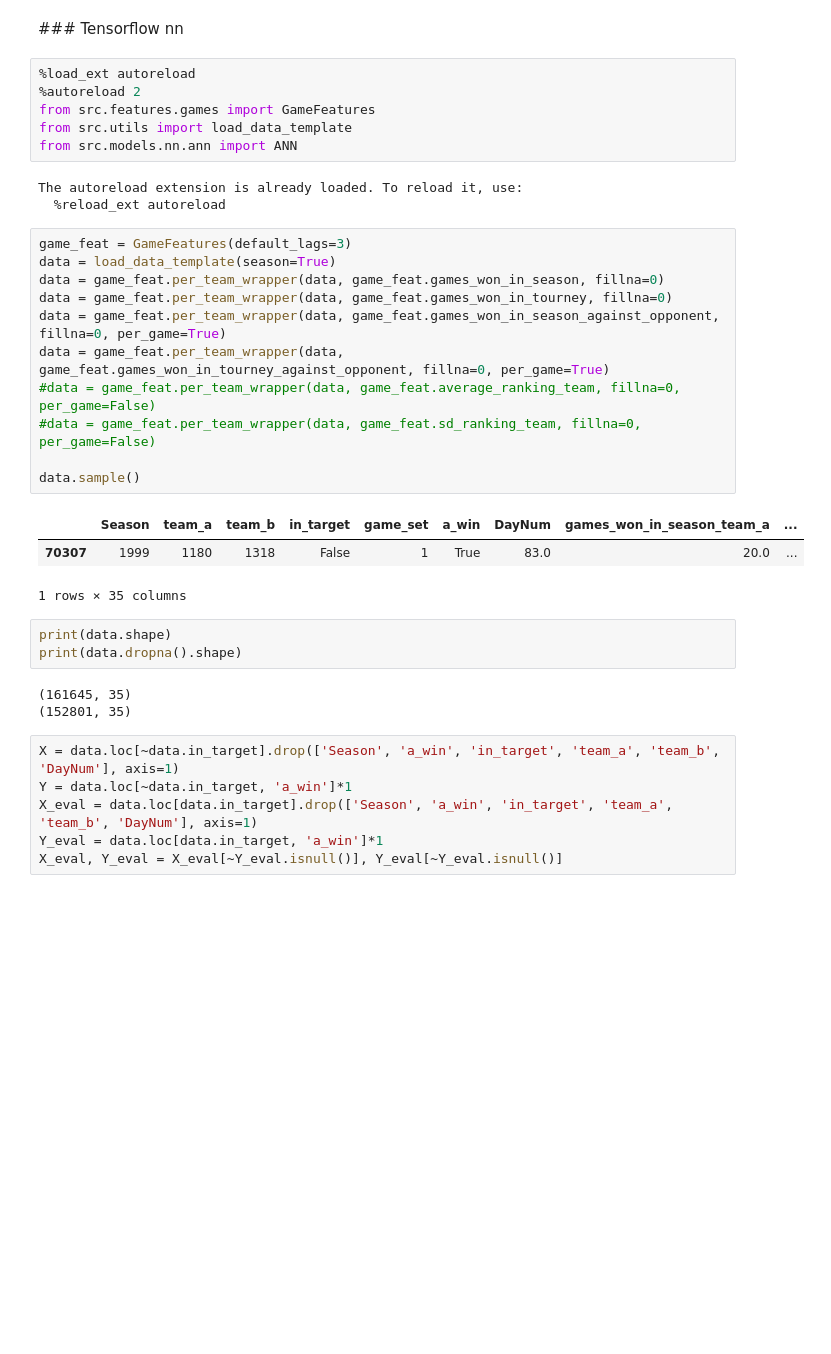
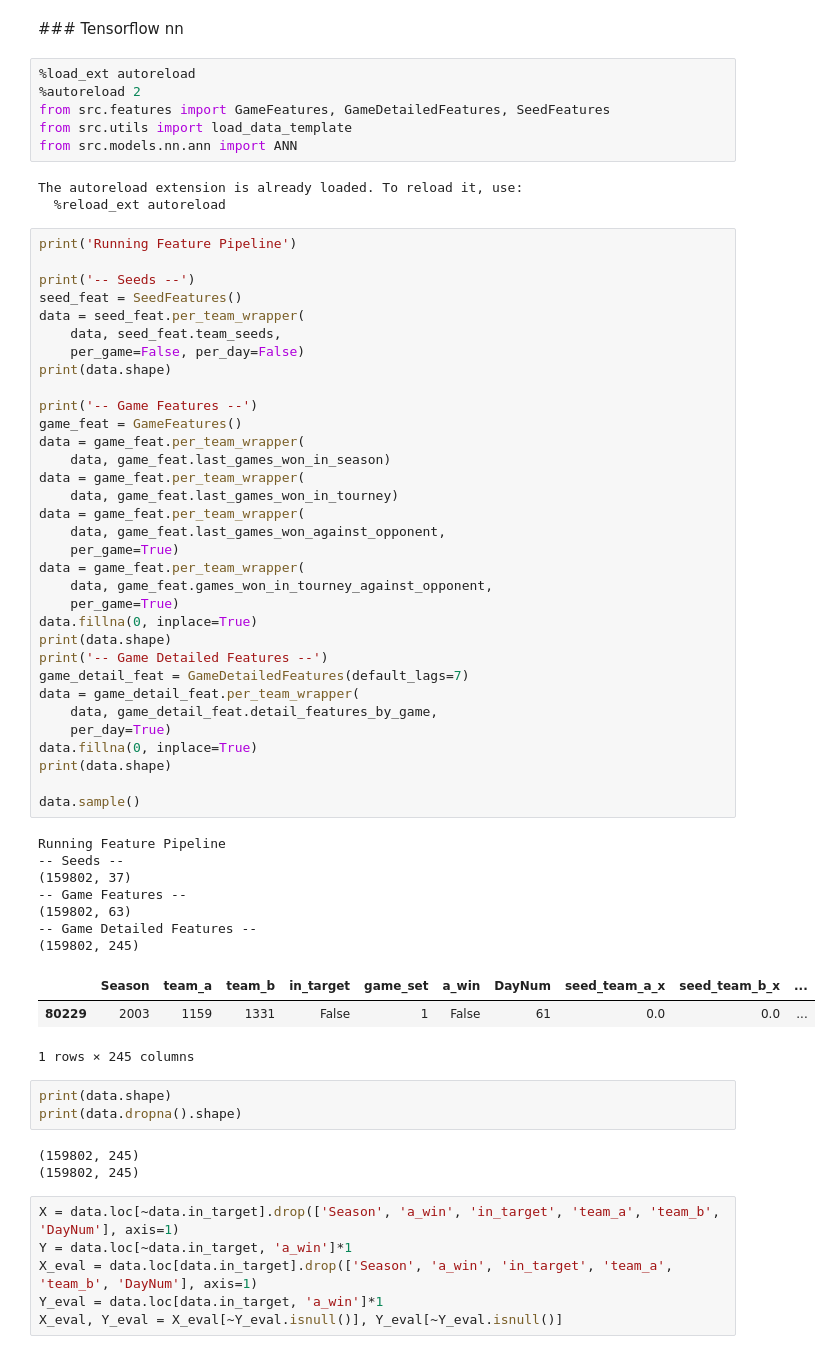
Before and after one commit to TheMoods/MarchMadness, a Jupyter notebook: 1_Javi_NN.ipynb, the cells around one changed output. Saved outputs shown, nothing was run; the diff lists cells and outputs as text; blank space fills up the shorter version.

```diff
--- a/1_Javi_NN.ipynb
+++ b/1_Javi_NN.ipynb
@@ -21,33 +26,62 @@ data.sample()
 # %%
 %load_ext autoreload
 %autoreload 2
-from src.features.games import GameFeatures
+from src.features import GameFeatures, GameDetailedFeatures, SeedFeatures
 from src.utils import load_data_template
 from src.models.nn.ann import ANN
 # %% [output]
 The autoreload extension is already loaded. To reload it, use:
   %reload_ext autoreload
-# %%
-game_feat = GameFeatures(default_lags=3)
-data = load_data_template(season=True)
-data = game_feat.per_team_wrapper(data, game_feat.games_won_in_season, fillna=0)
-data = game_feat.per_team_wrapper(data, game_feat.games_won_in_tourney, fillna=0)
-data = game_feat.per_team_wrapper(data, game_feat.games_won_in_season_against_opponent, fillna=0, per_game=True)
-data = game_feat.per_team_wrapper(data, game_feat.games_won_in_tourney_against_opponent, fillna=0, per_game=True)
-#data = game_feat.per_team_wrapper(data, game_feat.average_ranking_team, fillna=0, per_game=False)
-#data = game_feat.per_team_wrapper(data, game_feat.sd_ranking_team, fillna=0, per_game=False)
-
-data.sample()
-# %% [output]
-|  | Season | team_a | team_b | in_target | game_set | a_win | DayNum | games_won_in_season_team_a | ... |
-| 70307 | 1999 | 1180 | 1318 | False | 1 | True | 83.0 | 20.0 | ... |
-1 rows × 35 columns
+# %%
+print('Running Feature Pipeline')
+
+print('-- Seeds --')
+seed_feat = SeedFeatures()
+data = seed_feat.per_team_wrapper(
+    data, seed_feat.team_seeds,
+    per_game=False, per_day=False)
+print(data.shape)
+
+print('-- Game Features --')
+game_feat = GameFeatures()
+data = game_feat.per_team_wrapper(
+    data, game_feat.last_games_won_in_season)
+data = game_feat.per_team_wrapper(
+    data, game_feat.last_games_won_in_tourney)
+data = game_feat.per_team_wrapper(
+    data, game_feat.last_games_won_against_opponent,
+    per_game=True)
+data = game_feat.per_team_wrapper(
+    data, game_feat.games_won_in_tourney_against_opponent,
+    per_game=True)
+data.fillna(0, inplace=True)
+print(data.shape)
+print('-- Game Detailed Features --')
+game_detail_feat = GameDetailedFeatures(default_lags=7)
+data = game_detail_feat.per_team_wrapper(
+    data, game_detail_feat.detail_features_by_game,
+    per_day=True)
+data.fillna(0, inplace=True)
+print(data.shape)
+
+data.sample()
+# %% [output]
+Running Feature Pipeline
+-- Seeds --
+(159802, 37)
+-- Game Features --
+(159802, 63)
+-- Game Detailed Features --
+(159802, 245)
+|  | Season | team_a | team_b | in_target | game_set | a_win | DayNum | seed_team_a_x | seed_team_b_x | ... |
+| 80229 | 2003 | 1159 | 1331 | False | 1 | False | 61 | 0.0 | 0.0 | ... |
+1 rows × 245 columns
 # %%
 print(data.shape)
 print(data.dropna().shape)
 # %% [output]
-(161645, 35)
-(152801, 35)
+(159802, 245)
+(159802, 245)
 # %%
 X = data.loc[~data.in_target].drop(['Season', 'a_win', 'in_target', 'team_a', 'team_b', 'DayNum'], axis=1)
 Y = data.loc[~data.in_target, 'a_win']*1
```
Also changed, not shown: parts of 9 cells of this notebook, 3 other files.
